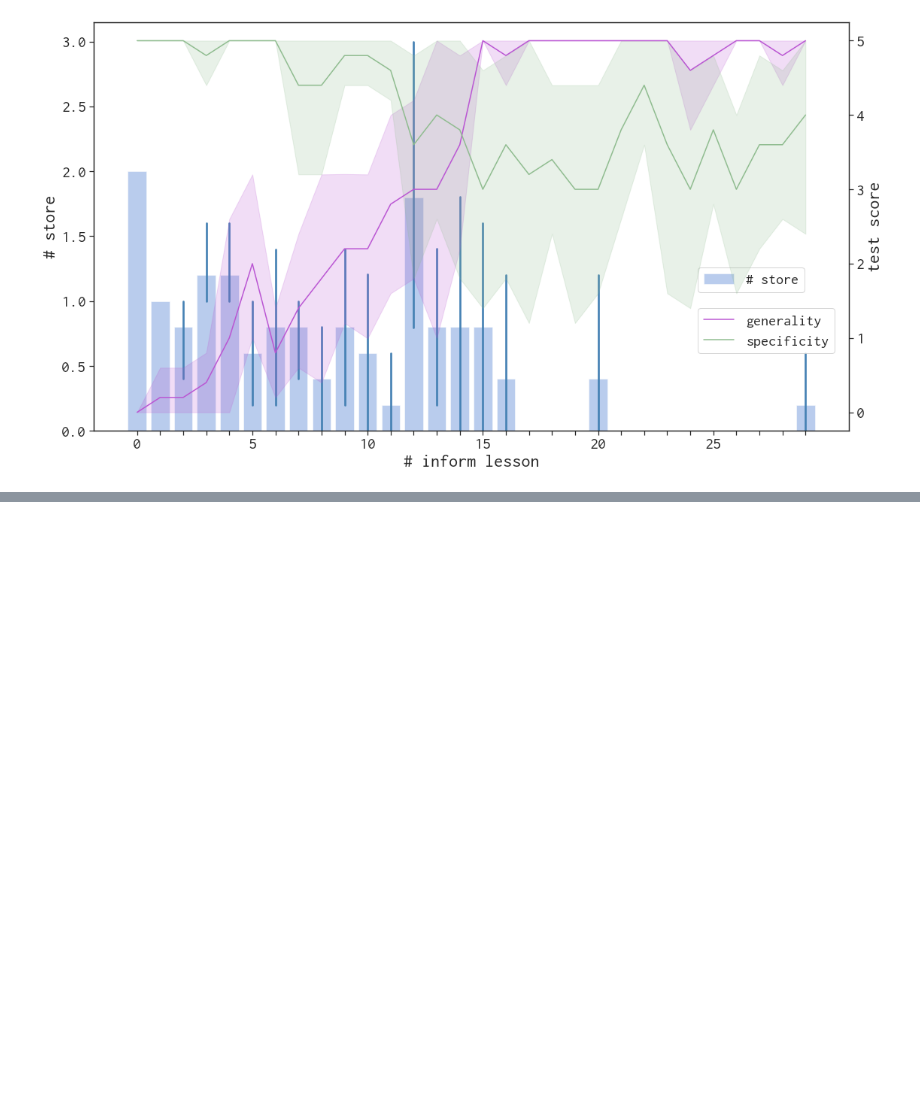
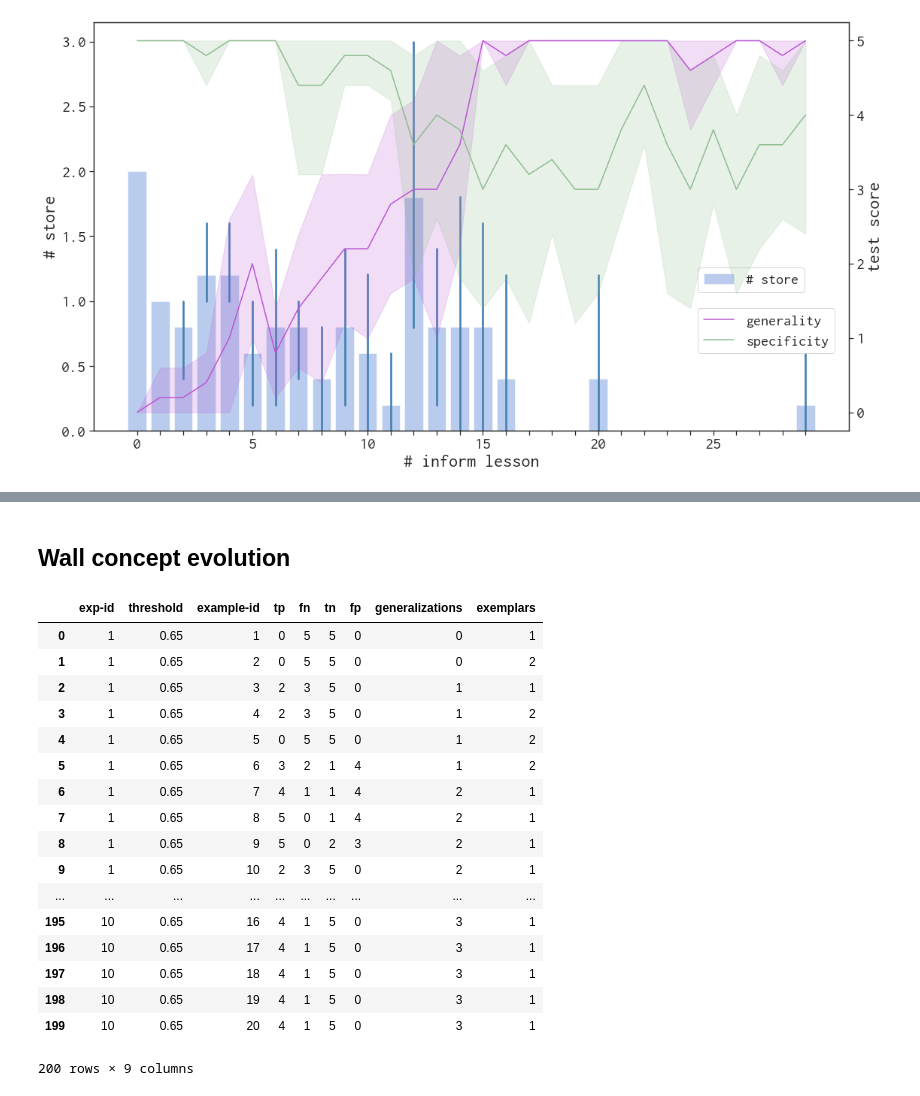
Before and after one commit to ComplexCollaborativeAgents/aileenOG, a Jupyter notebook: experiments/analysis/november2020/analysis.ipynb, the cells around one changed output, grey strips where cells are left out. Drawn from its saved outputs; the diff is of its cells as text; code cells hidden in the pictures; blank space fills up the shorter version.

```diff
--- a/experiments/analysis/november2020/analysis.ipynb
+++ b/experiments/analysis/november2020/analysis.ipynb
@@ -66,0 +79,29 @@ plot_interactive_learning_results_new(typical_behind_dataset)
+# %% [markdown]
+## Wall concept evolution
+# %%
+import csv
+import seaborn as sns
+import matplotlib.pyplot as plt
+
+
+wall_concept = pandas.read_csv(open("data/wall-concept-data/wall-learning-curves.csv"))
+wall_concept
+# %% [output]
+|  | exp-id | threshold | example-id | tp | fn | tn | fp | generalizations | exemplars |
+| 0 | 1 | 0.65 | 1 | 0 | 5 | 5 | 0 | 0 | 1 |
+| 1 | 1 | 0.65 | 2 | 0 | 5 | 5 | 0 | 0 | 2 |
+| 2 | 1 | 0.65 | 3 | 2 | 3 | 5 | 0 | 1 | 1 |
+| 3 | 1 | 0.65 | 4 | 2 | 3 | 5 | 0 | 1 | 2 |
+| 4 | 1 | 0.65 | 5 | 0 | 5 | 5 | 0 | 1 | 2 |
+| 5 | 1 | 0.65 | 6 | 3 | 2 | 1 | 4 | 1 | 2 |
+| 6 | 1 | 0.65 | 7 | 4 | 1 | 1 | 4 | 2 | 1 |
+| 7 | 1 | 0.65 | 8 | 5 | 0 | 1 | 4 | 2 | 1 |
+| 8 | 1 | 0.65 | 9 | 5 | 0 | 2 | 3 | 2 | 1 |
+| 9 | 1 | 0.65 | 10 | 2 | 3 | 5 | 0 | 2 | 1 |
+| ... | ... | ... | ... | ... | ... | ... | ... | ... | ... |
+| 195 | 10 | 0.65 | 16 | 4 | 1 | 5 | 0 | 3 | 1 |
+| 196 | 10 | 0.65 | 17 | 4 | 1 | 5 | 0 | 3 | 1 |
+| 197 | 10 | 0.65 | 18 | 4 | 1 | 5 | 0 | 3 | 1 |
+| 198 | 10 | 0.65 | 19 | 4 | 1 | 5 | 0 | 3 | 1 |
+| 199 | 10 | 0.65 | 20 | 4 | 1 | 5 | 0 | 3 | 1 |
+200 rows × 9 columns
```
Also changed, not shown: parts of 3 cells of this notebook, 4 other files.
